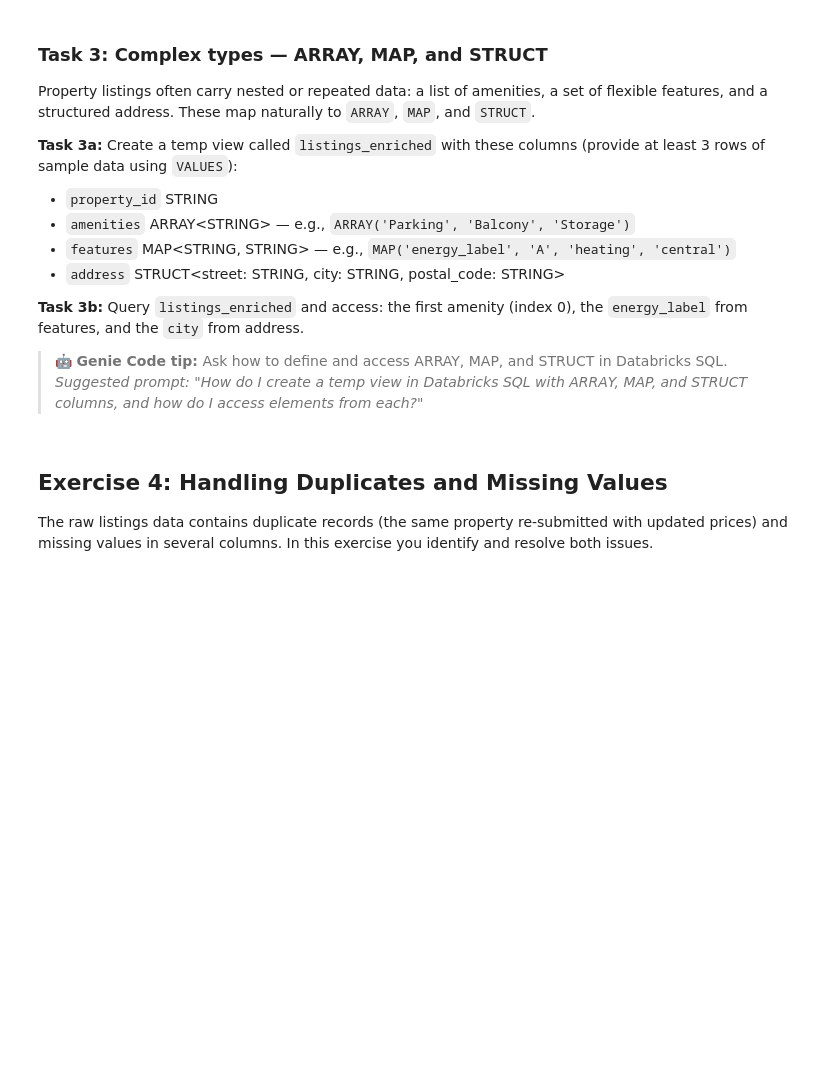
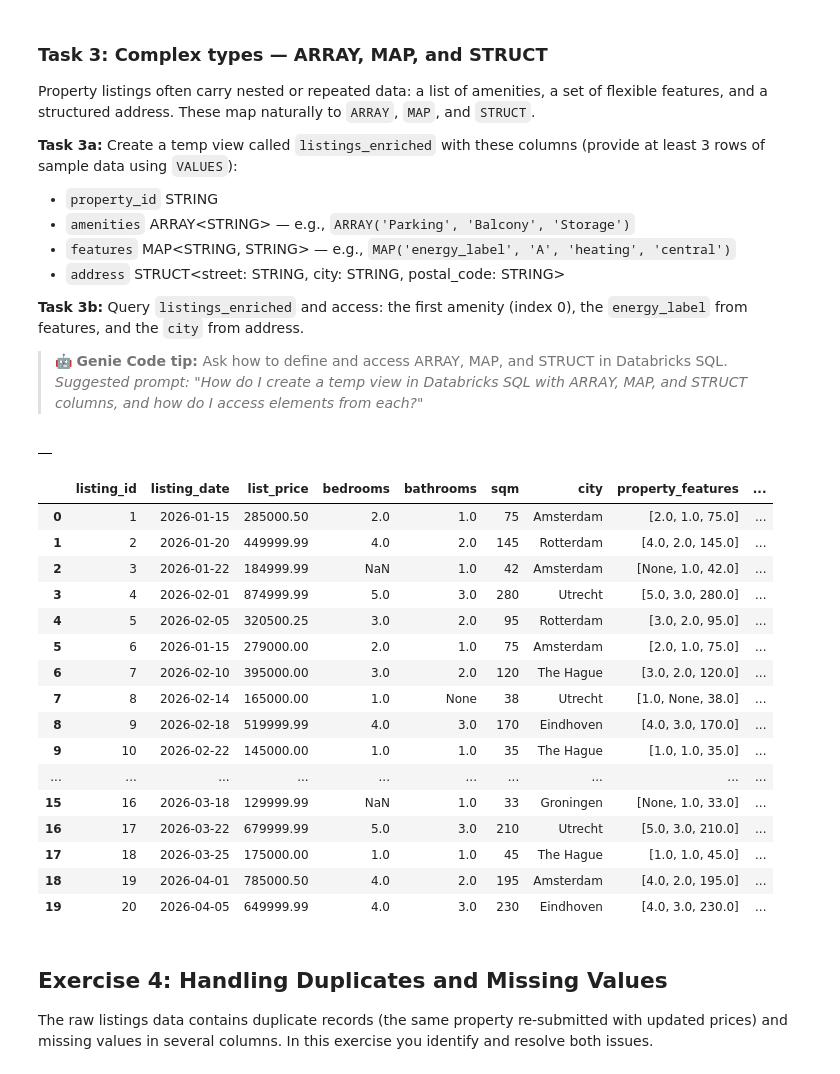
Before and after one commit to GeraldMonticelli/databricks-dp750, a Jupyter notebook: src/notebooks/08-cleanse-transform-load-data-into-unity-catalog.ipynb, the cells around one changed output. Cells and saved outputs as stored; diff of their text form; code cells hidden in the pictures; blank space fills up the shorter version.

```diff
--- a/src/notebooks/08-cleanse-transform-load-data-into-unity-catalog.ipynb
+++ b/src/notebooks/08-cleanse-transform-load-data-into-unity-catalog.ipynb
@@ -283,9 +315,45 @@ Property listings often carry nested or repeated data: a list of amenities, a se
 # %%
 %sql
 -- Task 3a: Create listings_enriched temp view with ARRAY, MAP, and STRUCT columns
+
+    create or replace temp view listings_enriched as
+    select
+        listing_id,
+        listing_date,
+        list_price,
+        bedrooms,
+        bathrooms,
+        sqm,
+        city,
+        array(bedrooms, bathrooms, sqm) as property_features,
+        map('bedrooms', bedrooms, 'bathrooms', bathrooms, 'sqm', sqm) as property_features_map,
+        struct(bedrooms, bathrooms, sqm) as property_features_struct
+    from realestate_lab.silver.listings_typed;
+# %% [output]
+|  |
 # %%
 %sql
 -- Task 3b: Select from listings_enriched accessing: amenities[0], features['energy_label'], address.city
+
+select * from listings_enriched
+# %% [output]
+|  | listing_id | listing_date | list_price | bedrooms | bathrooms | sqm | city | property_features | ... |
+| 0 | 1 | 2026-01-15 | 285000.50 | 2.0 | 1.0 | 75 | Amsterdam | [2.0, 1.0, 75.0] | ... |
+| 1 | 2 | 2026-01-20 | 449999.99 | 4.0 | 2.0 | 145 | Rotterdam | [4.0, 2.0, 145.0] | ... |
+| 2 | 3 | 2026-01-22 | 184999.99 | NaN | 1.0 | 42 | Amsterdam | [None, 1.0, 42.0] | ... |
+| 3 | 4 | 2026-02-01 | 874999.99 | 5.0 | 3.0 | 280 | Utrecht | [5.0, 3.0, 280.0] | ... |
+| 4 | 5 | 2026-02-05 | 320500.25 | 3.0 | 2.0 | 95 | Rotterdam | [3.0, 2.0, 95.0] | ... |
+| 5 | 6 | 2026-01-15 | 279000.00 | 2.0 | 1.0 | 75 | Amsterdam | [2.0, 1.0, 75.0] | ... |
+| 6 | 7 | 2026-02-10 | 395000.00 | 3.0 | 2.0 | 120 | The Hague | [3.0, 2.0, 120.0] | ... |
+| 7 | 8 | 2026-02-14 | 165000.00 | 1.0 | None | 38 | Utrecht | [1.0, None, 38.0] | ... |
+| 8 | 9 | 2026-02-18 | 519999.99 | 4.0 | 3.0 | 170 | Eindhoven | [4.0, 3.0, 170.0] | ... |
+| 9 | 10 | 2026-02-22 | 145000.00 | 1.0 | 1.0 | 35 | The Hague | [1.0, 1.0, 35.0] | ... |
+| ... | ... | ... | ... | ... | ... | ... | ... | ... | ... |
+| 15 | 16 | 2026-03-18 | 129999.99 | NaN | 1.0 | 33 | Groningen | [None, 1.0, 33.0] | ... |
+| 16 | 17 | 2026-03-22 | 679999.99 | 5.0 | 3.0 | 210 | Utrecht | [5.0, 3.0, 210.0] | ... |
+| 17 | 18 | 2026-03-25 | 175000.00 | 1.0 | 1.0 | 45 | The Hague | [1.0, 1.0, 45.0] | ... |
+| 18 | 19 | 2026-04-01 | 785000.50 | 4.0 | 2.0 | 195 | Amsterdam | [4.0, 2.0, 195.0] | ... |
+| 19 | 20 | 2026-04-05 | 649999.99 | 4.0 | 3.0 | 230 | Eindhoven | [4.0, 3.0, 230.0] | ... |
 # %% [markdown]
 ## Exercise 4: Handling Duplicates and Missing Values
 
```
Also changed, not shown: parts of 14 cells of this notebook.
